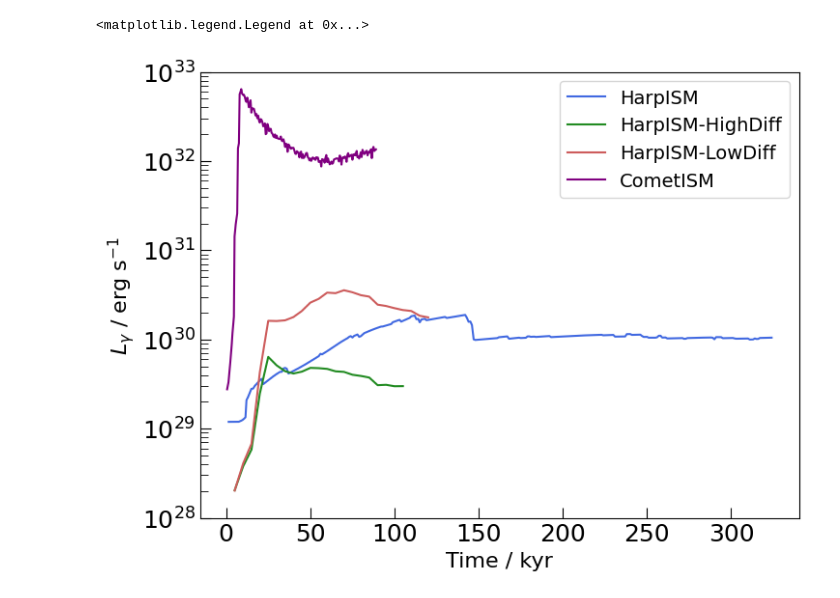
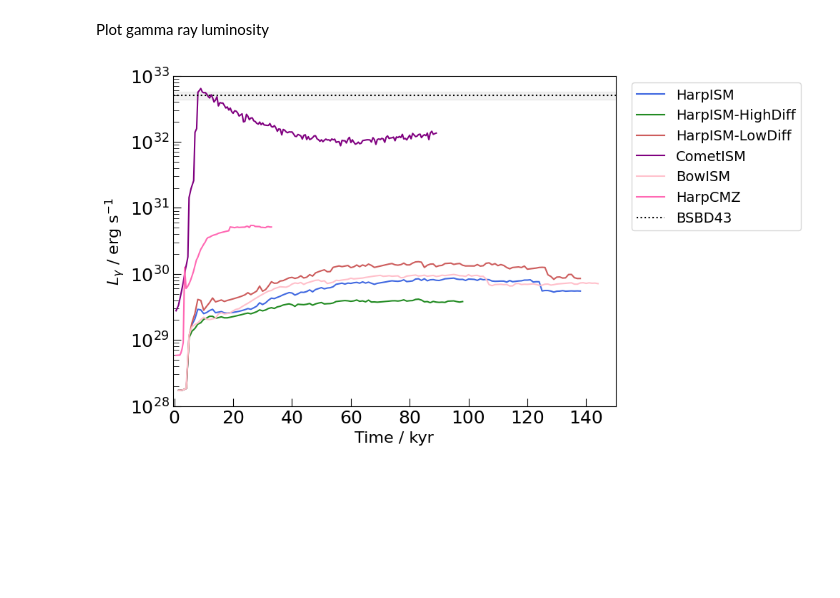
Before and after one commit to kwat0308/crbowshock_analysis_tools, a Jupyter notebook: calculate_CR_properties/2_plot_results/plot_luminosities.ipynb, the cells around one changed output. Drawn from its saved outputs; the diff is of its cells as text; code cells hidden in the pictures; blank space fills up the shorter version.

```diff
--- a/calculate_CR_properties/2_plot_results/plot_luminosities.ipynb
+++ b/calculate_CR_properties/2_plot_results/plot_luminosities.ipynb
@@ -13,17 +13,28 @@ import astropy.constants as const
 # %%
 fig_tseries, ax_tseries = plt.subplots(figsize=(8,6))
 
+synch_freq = 1.4 * u.GHz  # choice of synchrotron frequency
+
 for i, sim_name in enumerate(list(bowshock_config.keys())):
+    print(sim_name)
 
 # write data to h5py file
     with h5py.File(f"{data_dir}/emission_data.h5", "r") as pf:
         times = pf[sim_name]["times"][()]
+        synch_freq_grid = pf[sim_name]["synch_freq"][()] * u.GHz
+
         synch_lum = pf[sim_name]["synch_lum"][()] * (u.erg / u.s / u.Hz)
 
-    ax_tseries.semilogy(times, (synch_lum * (1.28 * u.GHz)).to(u.erg / u.s), color=bowshock_config[sim_name]["color"], label=bowshock_config[sim_name]["sim_label"])
+    synch_freq_idx = np.digitize(synch_freq, synch_freq_grid, right=True)
+    synch_lum = synch_lum[:,synch_freq_idx]
+
+    times = times[synch_lum > 0]
+    synch_lum = synch_lum[synch_lum > 0]
+
+    ax_tseries.semilogy(times, synch_lum, color=bowshock_config[sim_name]["color"], label=sim_name)
 
 ax_tseries.set_xlabel("Time / kyr", fontsize=16)
-ax_tseries.set_ylabel(r"$L_\mathrm{syn}$ / erg s$^{-1}$", fontsize=16)
+ax_tseries.set_ylabel(r"$L_\mathrm{1.4 GHz}$ / erg s$^{-1}$ Hz$^{-1}$", fontsize=16)
 
 # ylimits
 # ax_tseries.set_ylim(ymin=1e18, ymax=1e23)
@@ -35,5 +46,5 @@ ax_tseries.tick_params(axis='both', direction="in", which='minor', size=6, label
 ax_tseries.legend(prop={"size":14})
 
 # save
-# fig_tseries.savefig(f"{fig_dir}/synch/synch_lum_timeseries.pdf", bbox_inches="tight", dpi=300)
+fig_tseries.savefig(f"{fig_dir}/synch/synch_lum_timeseries.pdf", bbox_inches="tight", dpi=300)
 # %% [output]
@@ -42,29 +112,53 @@ ax_tseries.legend(prop={"size":14})
+# %% [markdown]
+Plot gamma ray luminosity
 # %%
 fig_tseries, ax_tseries = plt.subplots(figsize=(8,6))
 
 for i, sim_name in enumerate(list(bowshock_config.keys())):
 
 # write data to h5py file
     with h5py.File(f"{data_dir}/emission_data.h5", "r") as pf:
         times = pf[sim_name]["times"][()]
-        gamma_lum = pf[sim_name]["gamma_lum"][()]
+        gamma_lum = pf[sim_name]["gamma_lum"][()] * u.erg * u.s**-1
 
-    ax_tseries.semilogy(times, gamma_lum, color=bowshock_config[sim_name]["color"], label=bowshock_config[sim_name]["sim_label"])
+    # remove outliers
+    times = times[gamma_lum > 10 * u.erg * u.s**-1]
+    gamma_lum = gamma_lum[gamma_lum > 10 * u.erg * u.s**-1]
+
+    ax_tseries.semilogy(times[np.argsort(times)], gamma_lum[np.argsort(times)], color=bowshock_config[sim_name]["color"], label=sim_name)
+
+# plot data also
+with h5py.File(f"{data_dir}/S14_data.h5", "r") as pf:
+    for l, (bs_name, vd) in enumerate(list(pf.items())):
+        d, d_err = vd["D"][()] * u.kpc
+        flux =  vd["flux"][()] * 1e-12 * (u.erg * u.s**-1 * u.cm**-2)
+        flux_err = 0.05 * flux  # 5% calibration uncertainty
+
+        # calcualte luminosity
+        gamma_lum_data = (4 * np.pi * d**2 * flux).to(u.erg * u.s**-1)
+        gamma_lum_data_err = 4 * np.pi * np.sqrt((2 * d * flux * d_err)**2 + (d**2 * flux_err)**2)
+
+        mean_gamma_lum_data = np.mean(gamma_lum_data)
+        mean_gamma_lum_data_err = np.sqrt(np.sum(gamma_lum_data_err**2))
+
+        ax_tseries.axhline(mean_gamma_lum_data.value, color="k", ls=":", alpha=1.0, label="BSBD43")
+        ax_tseries.fill_between(np.linspace(-20, 200, 100), (mean_gamma_lum_data - mean_gamma_lum_data_err).value, (mean_gamma_lum_data + mean_gamma_lum_data_err).value, color="gray", alpha=0.1)
+
 
 ax_tseries.set_xlabel("Time / kyr", fontsize=16)
 ax_tseries.set_ylabel(r"$L_\gamma$ / erg s$^{-1}$", fontsize=16)
 
-# ylimits
+# limits
+ax_tseries.set_xlim(xmin=-0.5, xmax=150)
 ax_tseries.set_ylim(ymin=1e28, ymax=1e33)
 
 # ticks
 ax_tseries.tick_params(axis='both', direction="in", which='major', size=8, labelsize=18)
 ax_tseries.tick_params(axis='both', direction="in", which='minor', size=6, labelsize=16)
 
-ax_tseries.legend(prop={"size":14})
+ax_tseries.legend(prop={"size":14}, bbox_to_anchor=[1.02,1.0])
 
 # save
-# fig_tseries.savefig(f"{fig_dir}/gamma/gamma_lum_timeseries.pdf", bbox_inches="tight", dpi=300)
+fig_tseries.savefig(f"{fig_dir}/gamma/gamma_lum_timeseries.pdf", bbox_inches="tight", dpi=300)
 # %% [output]
-<matplotlib.legend.Legend at 0x...>
-[figure, old version]
+[figure, new version]
```
Also changed, not shown: parts of 5 cells of this notebook, 8 other files.
